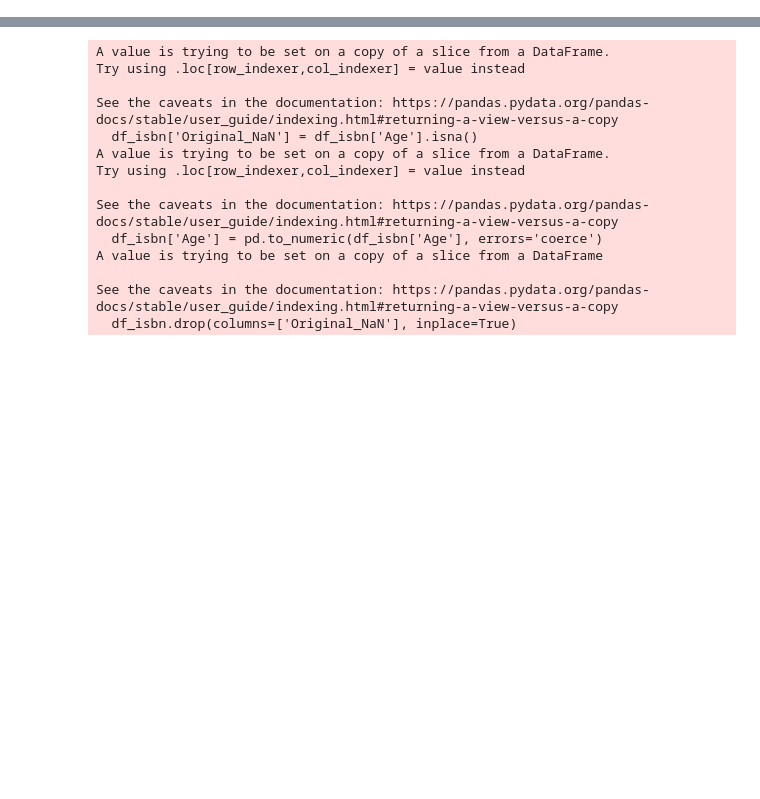
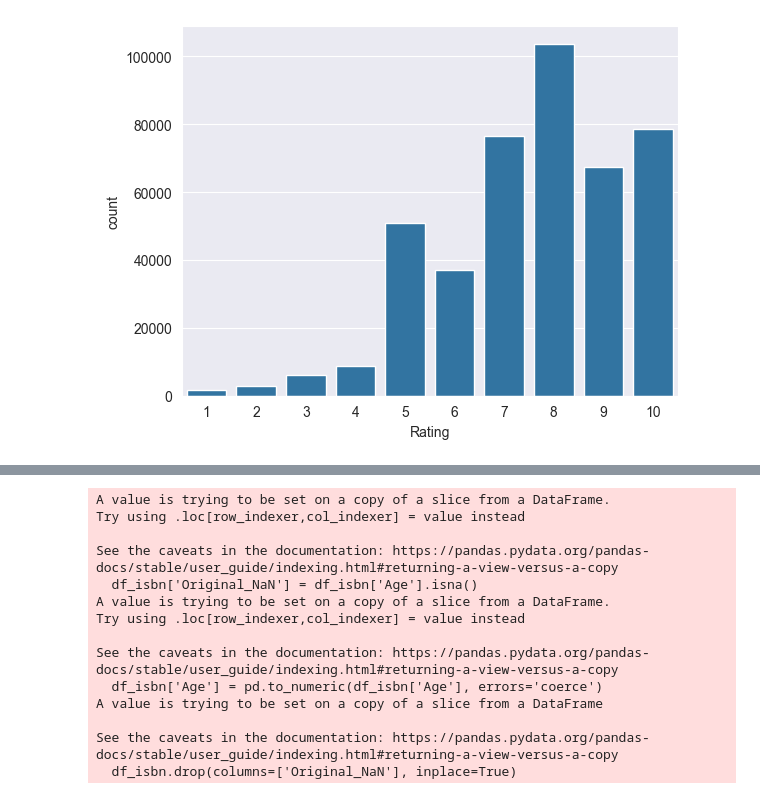
Before and after one commit to BRomanchuk/rs-ucu-books-recommender, a Jupyter notebook: experiments/mykyta_eda.ipynb, the cells around one changed output, grey strips where cells are left out. Cells and saved outputs as stored; diff of their text form; code cells hidden in the pictures; blank space fills up the shorter version.

```diff
--- a/experiments/mykyta_eda.ipynb
+++ b/experiments/mykyta_eda.ipynb
@@ -7,0 +14,4 @@ users = pd.read_csv('../data/Users.csv', delimiter=';')
+# %%
+sns.countplot(x="Rating", data=ratings.query("Rating > 0"));
+# %% [output]
+[figure, added]
```
Also changed, not shown: parts of 11 cells of this notebook, 1 other file.
